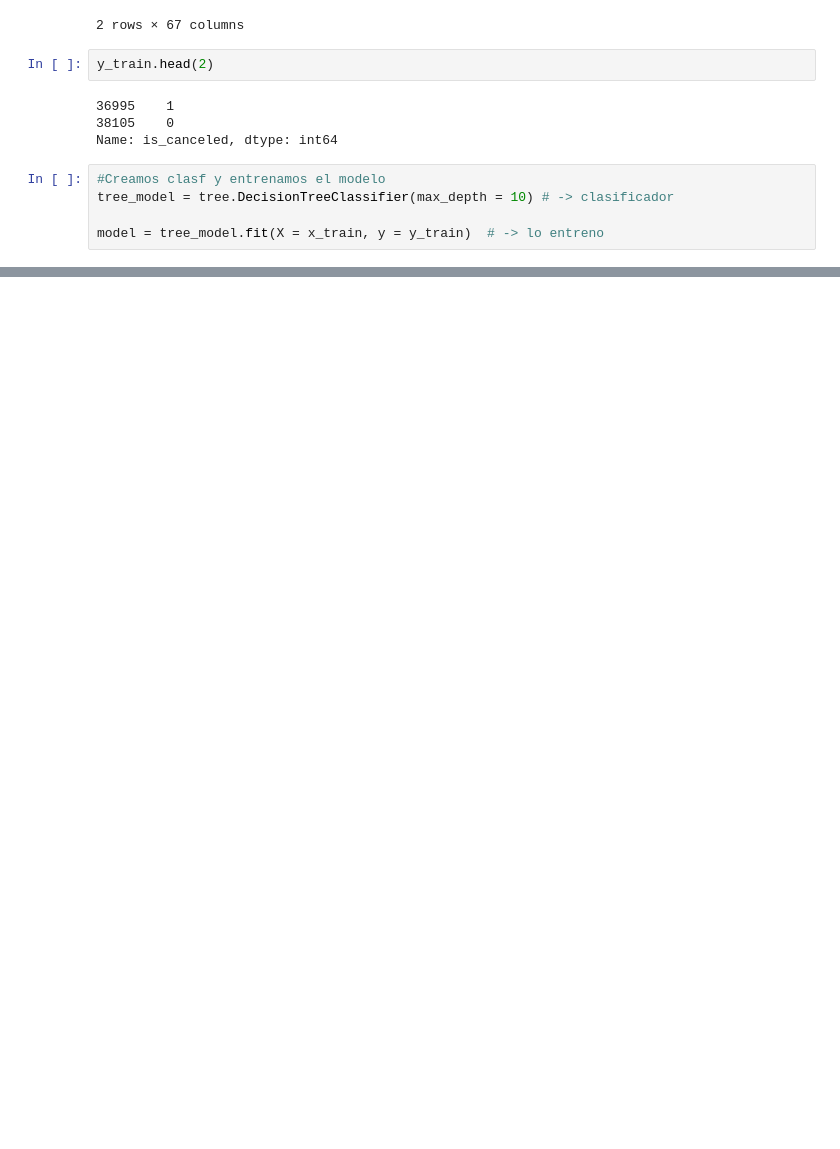
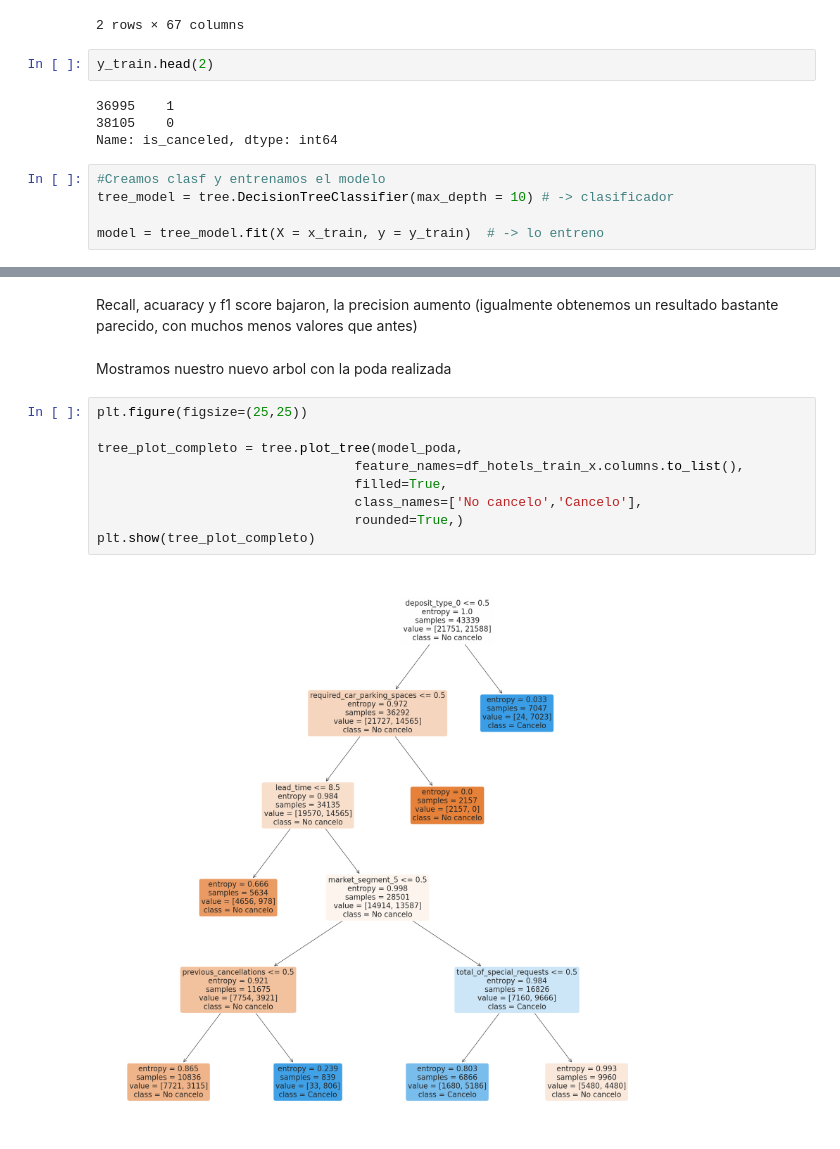
Before and after one commit to franciscoL0pez/TrabajosPracticosOrganizacionDeDatos1C2023, a Jupyter notebook: 7506R_TP1_GRUPO17_CHPX_ENTREGA.ipynb, the cells around one changed output, grey strips where cells are left out. Cells and saved outputs as stored; diff of their text form; blank space fills up the shorter version.

```diff
--- a/7506R_TP1_GRUPO17_CHPX_ENTREGA.ipynb
+++ b/7506R_TP1_GRUPO17_CHPX_ENTREGA.ipynb
@@ -792,0 +928,15 @@ print(accuracy_score(y_test, y_pred))
+# %% [markdown]
+Recall, acuaracy y f1 score bajaron, la precision aumento (igualmente obtenemos un resultado bastante parecido, con muchos menos valores que antes)
+# %% [markdown]
+Mostramos nuestro nuevo arbol con la poda realizada
+# %%
+plt.figure(figsize=(25,25))
+
+tree_plot_completo = tree.plot_tree(model_poda,
+                                 feature_names=df_hotels_train_x.columns.to_list(),
+                                 filled=True,
+                                 class_names=['No cancelo','Cancelo'],
+                                 rounded=True,)
+plt.show(tree_plot_completo)
+# %% [output]
+[figure, added]
```
Also changed, not shown: parts of 30 cells of this notebook.
